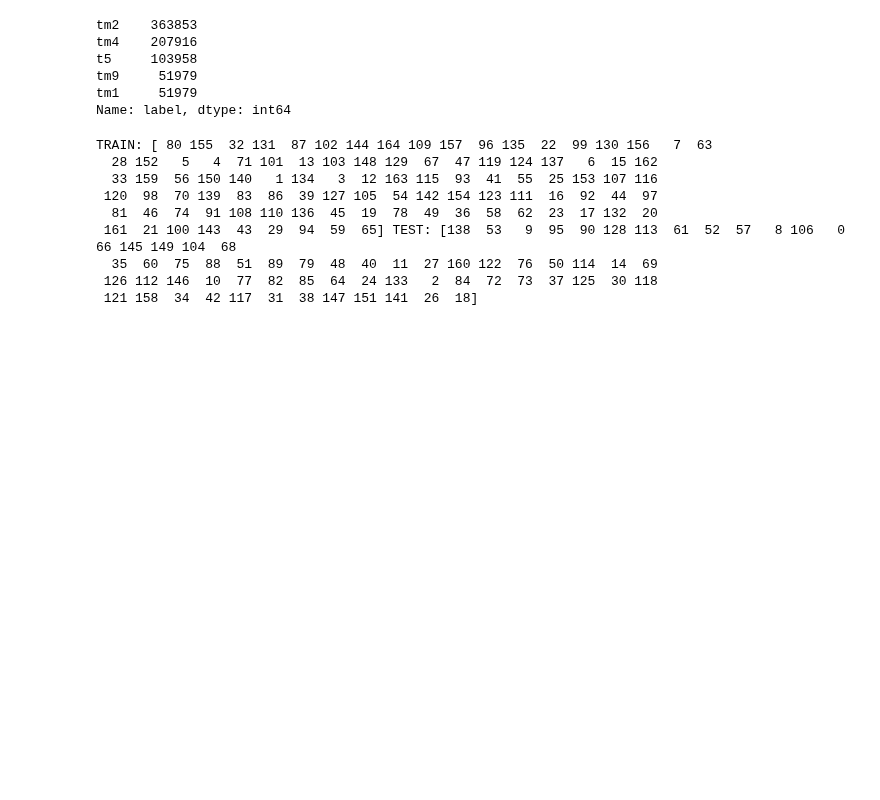
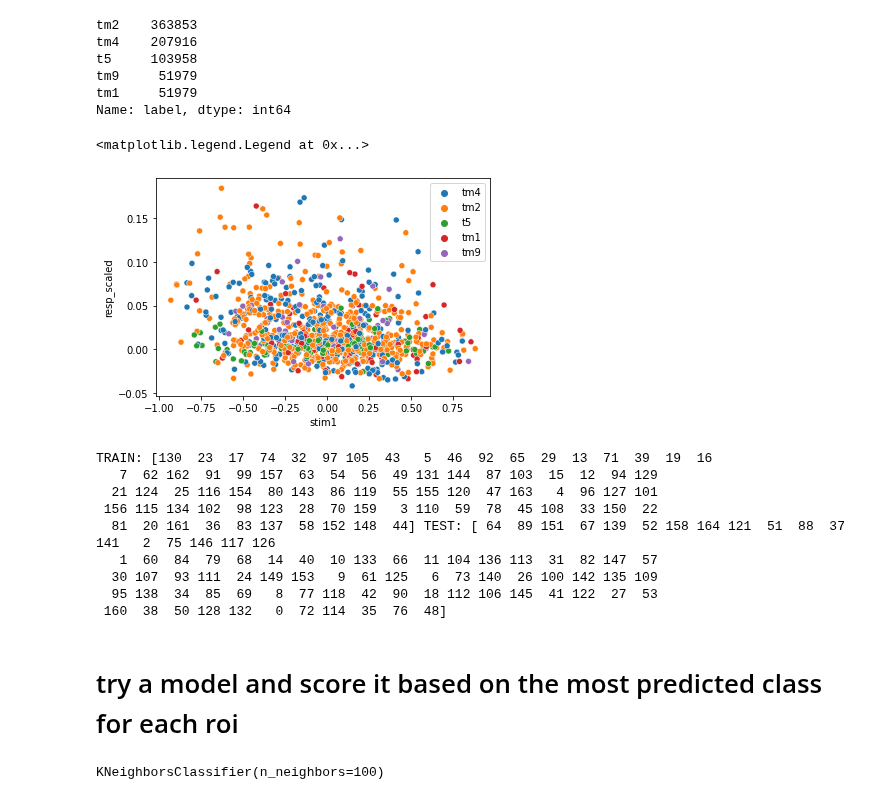
Before and after one commit to laurenneal/capstone-visual-neuroscience, a Jupyter notebook: scikit_test.ipynb, the cells around one changed output. Drawn from its saved outputs; the diff is of its cells as text; code cells hidden in the pictures; blank space fills up the shorter version.

```diff
--- a/scikit_test.ipynb
+++ b/scikit_test.ipynb
@@ -74,4 +75,5 @@ Name: label, dtype: int64
 # %%
 df['resp_scaled'] = df['resp'] /df['resp'].abs().max()
 df['sq_difference'] = (df['resp_scaled']-df['stim1'])**2
+df['product'] = df['resp_scaled']*df['stim1']
 #df = df.loc[df['sq_difference'] >.5]
@@ -81,3 +80,11 @@ df['sq_difference'] = (df['resp_scaled']-df['stim1'])**2
+# %%
+#playing with visualizing the data, no separation with just this feature
+df_sample = df.sample(1000)
+sns.scatterplot(x=df_sample['stim1'], y=df_sample['resp_scaled'], hue=df_sample['label'])
+plt.legend()
+# %% [output]
+<matplotlib.legend.Legend at 0x...>
+[figure, added]
 # %%
 #train test split by roi_ID so that no single roi is included in the training and testing data
 #Right now the split is random
@@ -87,27 +94,24 @@ rois = df.drop_duplicates('roi_ID')[['roi_ID', 'label']]
 X = np.array(rois['roi_ID'])
 y = np.array(rois['label'])
 
-#train/test split based on the unique roi ID's, balancing by label
-# train_rois, test_rois = train_test_split(
-#     rois, test_size=0.3, random_state=101
-# )
 
+#split into training and testing - returns the indexes
 from sklearn.model_selection import StratifiedShuffleSplit
-sss = StratifiedShuffleSplit(n_splits=1, test_size=0.4, random_state=0)
-
+sss = StratifiedShuffleSplit(n_splits=1, test_size=0.5, random_state=0)
 for train_index, test_index in sss.split(X, y):
     print("TRAIN:", train_index, "TEST:", test_index)
 
+#These are lists of the rois to be included in each split, not the actual data
 X_train_rois, X_test_rois = X[train_index], X[test_index]
 y_train, y_test = y[train_index], y[test_index]
 # %% [output]
-TRAIN: [ 80 155  32 131  87 102 144 164 109 157  96 135  22  99 130 156   7  63
-  28 152   5   4  71 101  13 103 148 129  67  47 119 124 137   6  15 162
-  33 159  56 150 140   1 134   3  12 163 115  93  41  55  25 153 107 116
- 120  98  70 139  83  86  39 127 105  54 142 154 123 111  16  92  44  97
-  81  46  74  91 108 110 136  45  19  78  49  36  58  62  23  17 132  20
- 161  21 100 143  43  29  94  59  65] TEST: [138  53   9  95  90 128 113  61  52  57   8 106   0  66 145 149 104  68
-  35  60  75  88  51  89  79  48  40  11  27 160 122  76  50 114  14  69
- 126 112 146  10  77  82  85  64  24 133   2  84  72  73  37 125  30 118
- 121 158  34  42 117  31  38 147 151 141  26  18]
+TRAIN: [130  23  17  74  32  97 105  43   5  46  92  65  29  13  71  39  19  16
+   7  62 162  91  99 157  63  54  56  49 131 144  87 103  15  12  94 129
+  21 124  25 116 154  80 143  86 119  55 155 120  47 163   4  96 127 101
+ 156 115 134 102  98 123  28  70 159   3 110  59  78  45 108  33 150  22
+  81  20 161  36  83 137  58 152 148  44] TEST: [ 64  89 151  67 139  52 158 164 121  51  88  37 141   2  75 146 117 126
+   1  60  84  79  68  14  40  10 133  66  11 104 136 113  31  82 147  57
+  30 107  93 111  24 149 153   9  61 125   6  73 140  26 100 142 135 109
+  95 138  34  85  69   8  77 118  42  90  18 112 106 145  41 122  27  53
+ 160  38  50 128 132   0  72 114  35  76  48]
 # %%
@@ -119,0 +136,8 @@ y_test = df.query('roi_ID in @X_test_rois')['label']
+# %% [markdown]
+# try a model and score it based on the most predicted class for each roi
+# %%
+#knn
+model = KNeighborsClassifier(100)
+model.fit(X_train_resampled, y_train_resampled)
+# %% [output]
+KNeighborsClassifier(n_neighbors=100)
```
Also changed, not shown: parts of 15 cells of this notebook.
